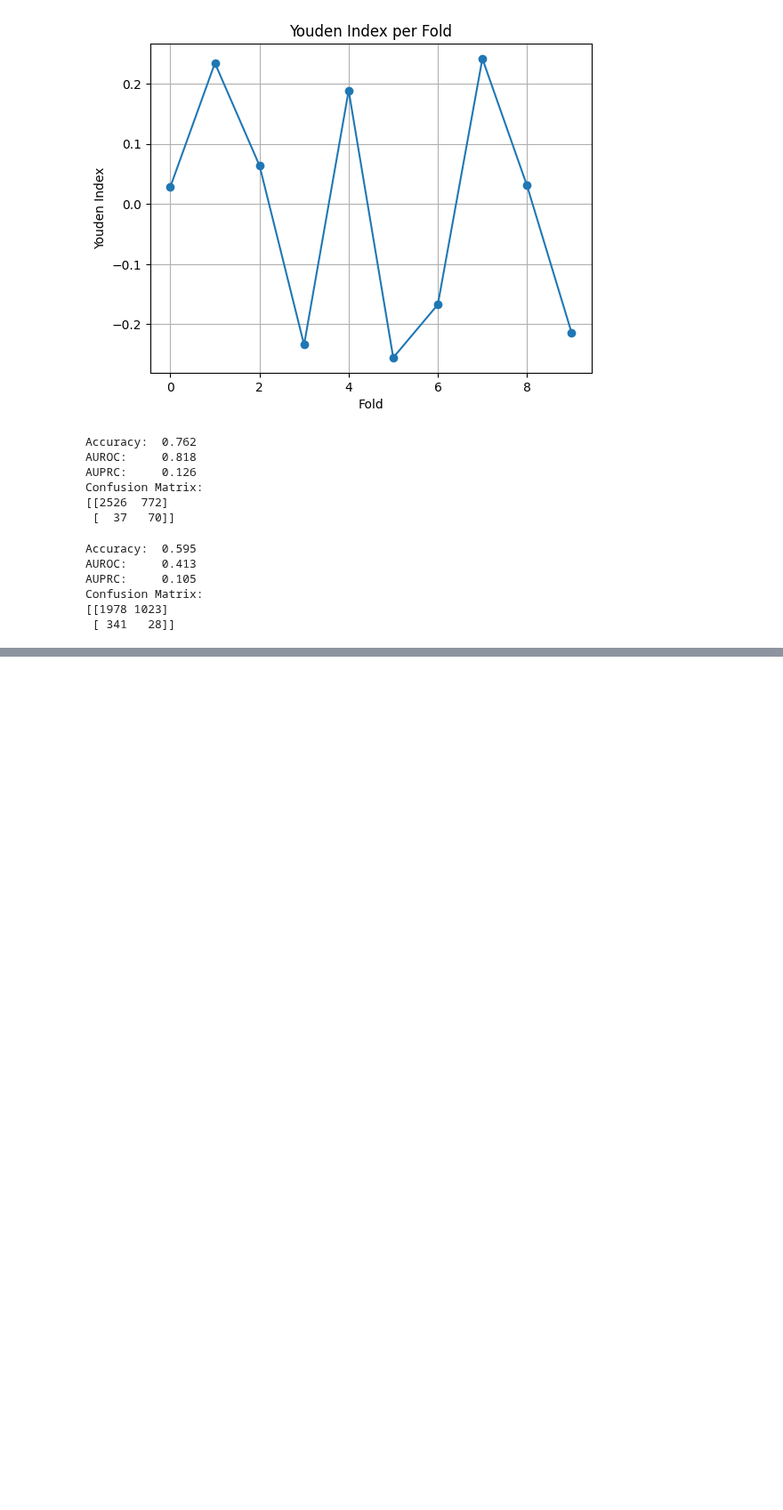
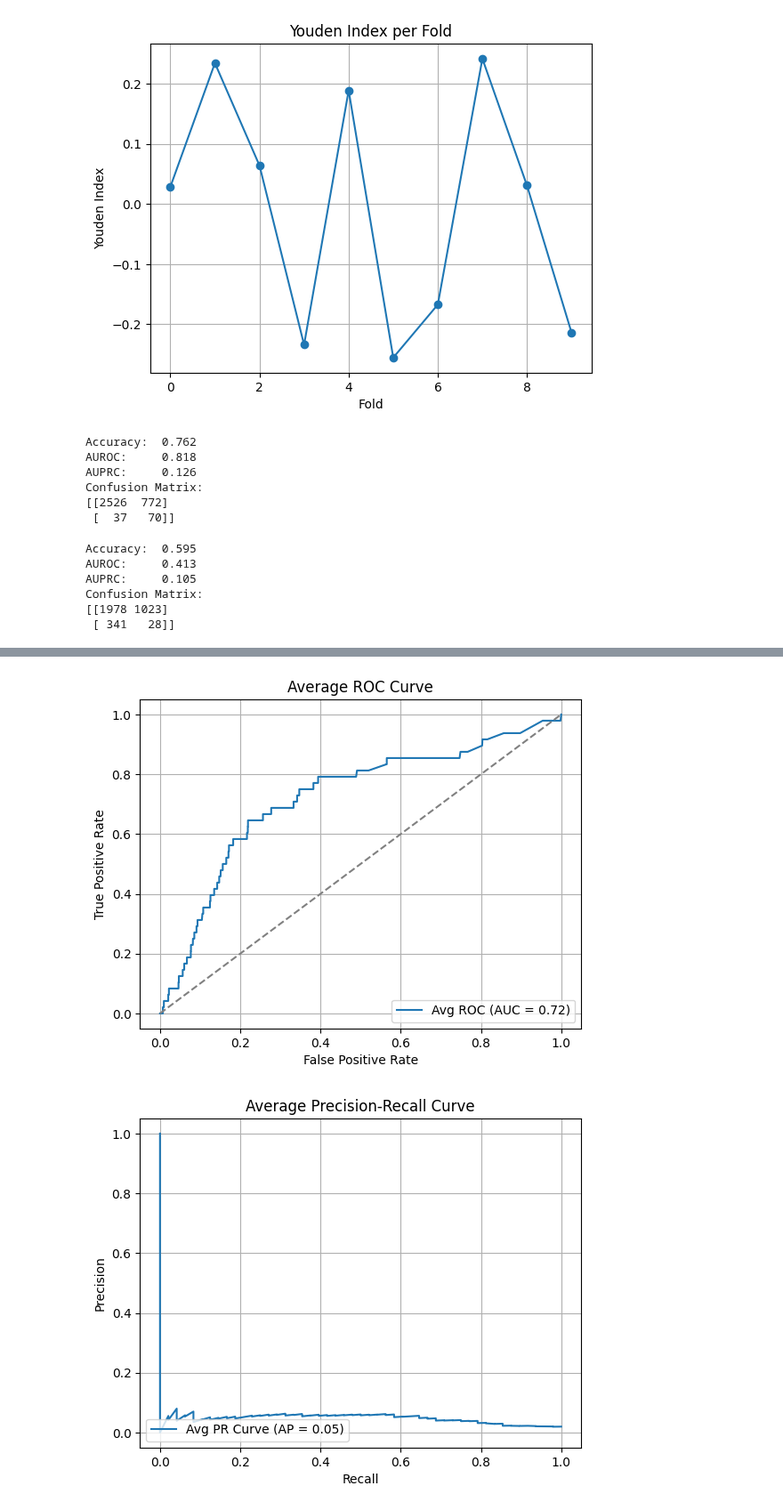
Before and after one commit to jhdaws/mhealth_classification, a Jupyter notebook: rf_xgboost/xgboost_final.ipynb, the cells around one changed output, grey strips where cells are left out. Shown at 89% size. Drawn from its saved outputs; the diff is of its cells as text; code cells hidden in the pictures; blank space fills up the shorter version.

```diff
--- a/rf_xgboost/xgboost_final.ipynb
+++ b/rf_xgboost/xgboost_final.ipynb
@@ -625,0 +630,2 @@ Confusion Matrix:
+# %%
+two_week_flat = pd.read_csv('/content/data/two_week_flat.csv')
@@ -625,0 +653,4 @@ Confusion Matrix:
+# %%
+xgb = XGBClassifier(random_state=42, n_jobs=-1)
+sgkf = StratifiedGroupKFold(n_splits=10)
+skf = StratifiedKFold(n_splits=10)
@@ -625,0 +704,2 @@ Confusion Matrix:
+# %%
+best_params_week = {'subsample': 1.0, 'n_estimators': 50, 'max_depth': 8, 'learning_rate': 0.01, 'colsample_bytree': 0.8}
@@ -625,0 +728,57 @@ Confusion Matrix:
+# %%
+def train_evaluate(X_train, y_train, X_val, y_val, **params):
+    model = XGBClassifier(random_state=42, n_jobs=-1, **params)
+    model.fit(X_train, y_train)
+
+    y_prob_val = model.predict_proba(X_val)[:, 1]
+
+    return model, y_val, y_prob_val
+# %%
+# Week level
+all_y_true = []
+all_y_probs = []
+modelsSGK = []
+
+for train_idx, val_idx in sgkf.split(x_week, targets_week, groups=groups_week):
+    X_tr, y_tr = x_week.iloc[train_idx], targets_week.iloc[train_idx]
+    X_vl, y_vl = x_week.iloc[val_idx], targets_week.iloc[val_idx]
+
+    model, y_val, y_prob_val = train_evaluate(X_tr, y_tr, X_vl, y_vl, **best_params_week)
+
+    all_y_true.append(y_val)
+    all_y_probs.append(y_prob_val)
+    modelsSGK.append(model)
+
+# Concatenate all predictions
+y_all = np.concatenate(all_y_true)
+probs_all = np.concatenate(all_y_probs)
+
+# ROC Curve
+fpr, tpr, _ = roc_curve(y_all, probs_all)
+roc_auc = auc(fpr, tpr)
+
+plt.figure()
+plt.plot(fpr, tpr, label=f'Avg ROC (AUC = {roc_auc:.2f})')
+plt.plot([0, 1], [0, 1], linestyle='--', color='gray')
+plt.xlabel("False Positive Rate")
+plt.ylabel("True Positive Rate")
+plt.title("Average ROC Curve")
+plt.legend(loc="lower right")
+plt.grid(True)
+plt.show()
+
+# PR Curve
+precision, recall, _ = precision_recall_curve(y_all, probs_all)
+avg_precision = average_precision_score(y_all, probs_all)
+
+plt.figure()
+plt.plot(recall, precision, label=f'Avg PR Curve (AP = {avg_precision:.2f})')
+plt.xlabel("Recall")
+plt.ylabel("Precision")
+plt.title("Average Precision-Recall Curve")
+plt.legend(loc="lower left")
+plt.grid(True)
+plt.show()
+# %% [output]
+[figure, added]
+[figure, added]
```
Also changed, not shown: parts of 16 cells of this notebook.
